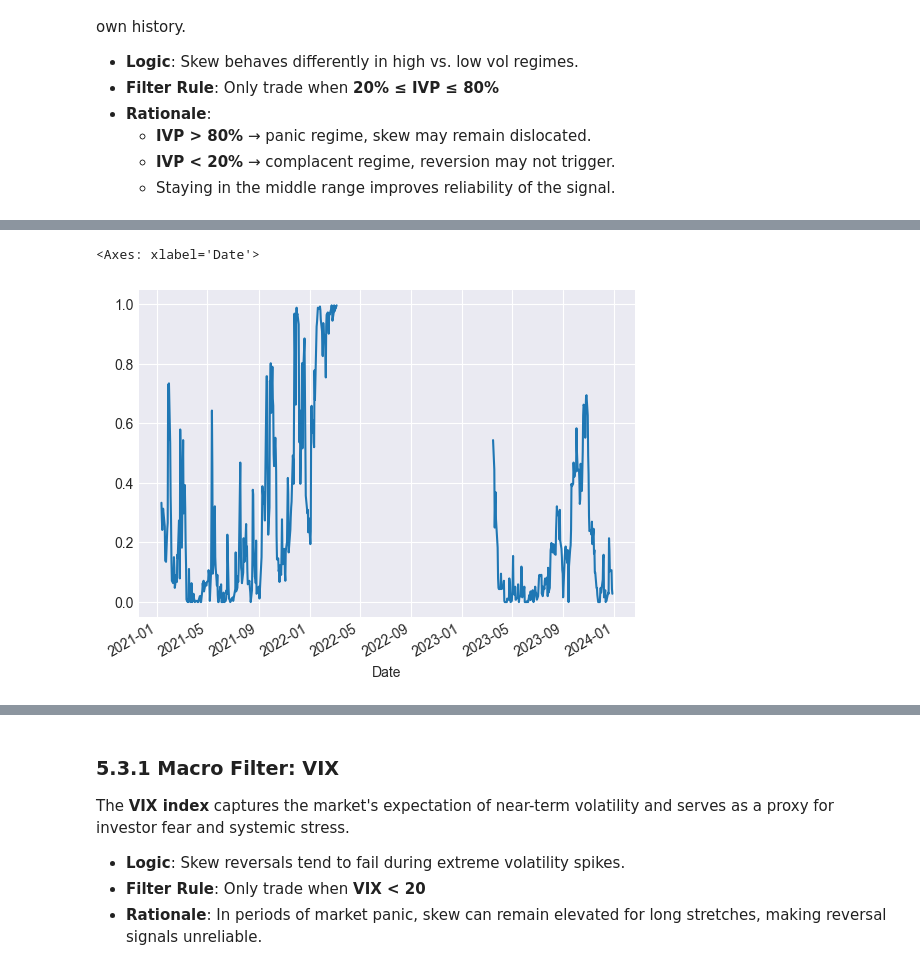
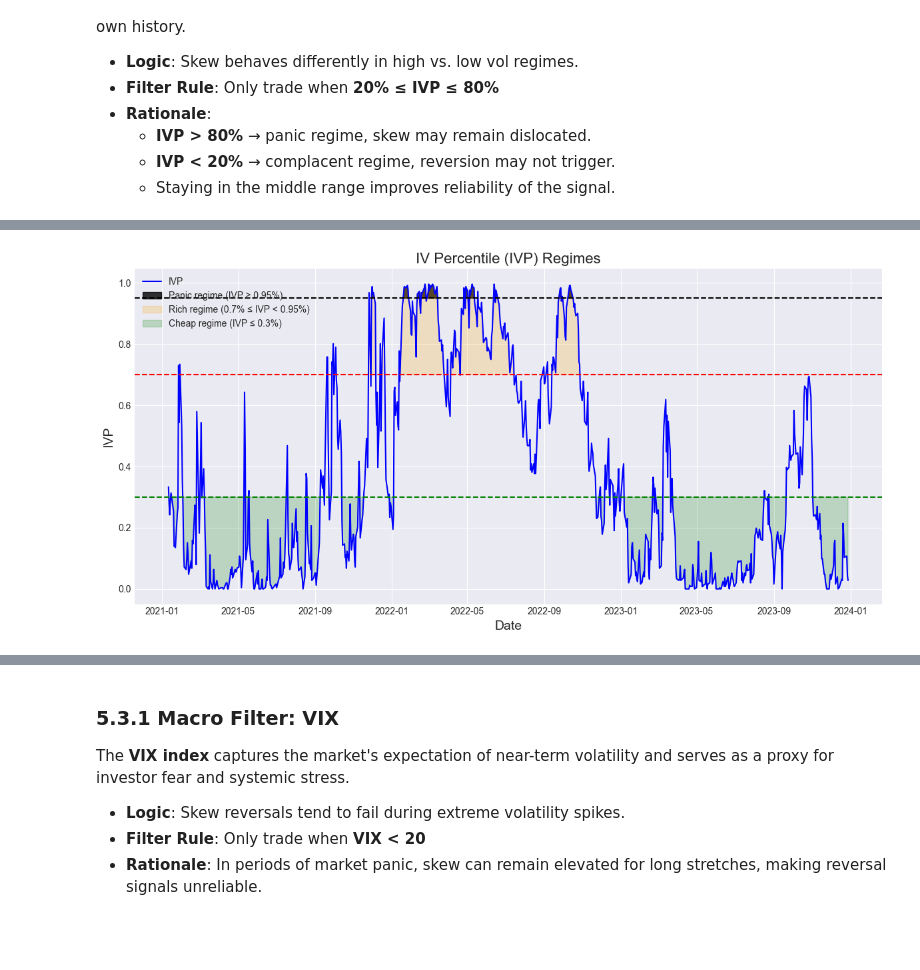
Before and after one commit to anthonymakarewicz/volatility-trading, a Jupyter notebook: skew_trading.ipynb, the cells around one changed output, grey strips where cells are left out. Saved outputs shown, nothing was run; the diff lists cells and outputs as text; code cells hidden in the pictures; blank space fills up the shorter version.

```diff
--- a/skew_trading.ipynb
+++ b/skew_trading.ipynb
@@ -826,0 +762,9 @@ Name: ivp, Length: 986, dtype: float64
+# %%
+def compute_iv_percentile(iv_series, window=252):
+    return iv_series.rolling(window).apply(
+        lambda x: (x[-1] > x).sum() / window,
+        raw=True
+    )
+synthetic_skew = synthetic_skew.copy()
+synthetic_skew["ivp"] = compute_iv_percentile(synthetic_skew["iv_atm_30"])
+synthetic_skew["ivp"]
@@ -827,5 +785,9 @@ Name: ivp, Length: 986, dtype: float64
 # %%
-synthetic_skew["ivp"].plot()
+ivp_lower_threshold = 30
+ivp_upper_threshold = 70
+ivp_panic_cap = 95
+
+ph.plot_ivp(synthetic_skew["ivp"], ivp_lower_threshold, ivp_upper_threshold, ivp_panic_cap
+)
 # %% [output]
-<Axes: xlabel='Date'>
-[figure, old version]
+[figure, new version]
```
Also changed, not shown: parts of 18 cells of this notebook, 1 other file.
